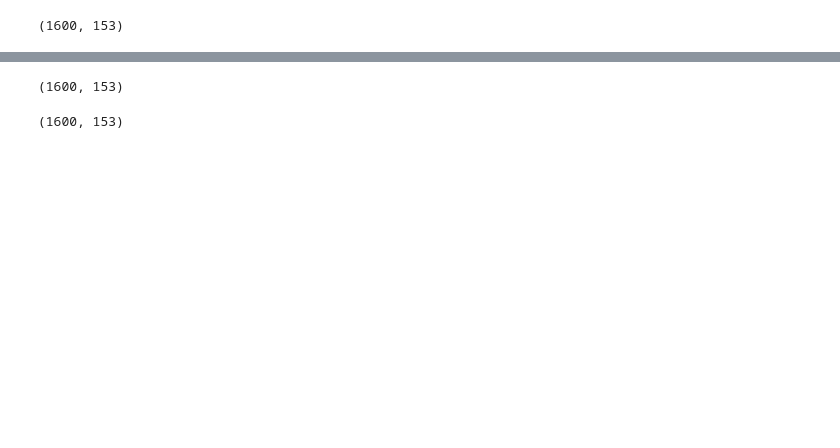
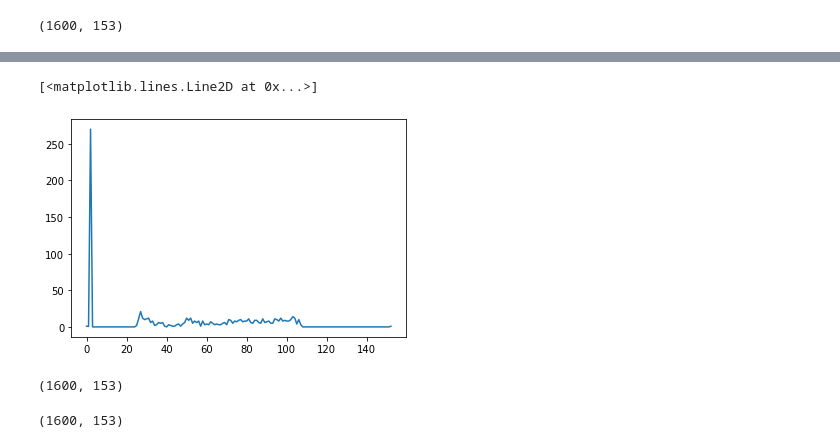
Before and after one commit to ChangyiYang/SimpleLSTM, a Jupyter notebook: GeneralLSTM.ipynb, the cells around one changed output, grey strips where cells are left out. Saved outputs shown, nothing was run; the diff lists cells and outputs as text; code cells hidden in the pictures; blank space fills up the shorter version.

```diff
--- a/GeneralLSTM.ipynb
+++ b/GeneralLSTM.ipynb
@@ -241,3 +246,8 @@ data[0][0]
+# %%
+plt.plot(data[1])
+# %% [output]
+[<matplotlib.lines.Line2D at 0x...>]
+[figure, added]
 # %%
 data.shape
 # %% [output]
```
Also changed, not shown: parts of 11 cells of this notebook, 2 other files.
